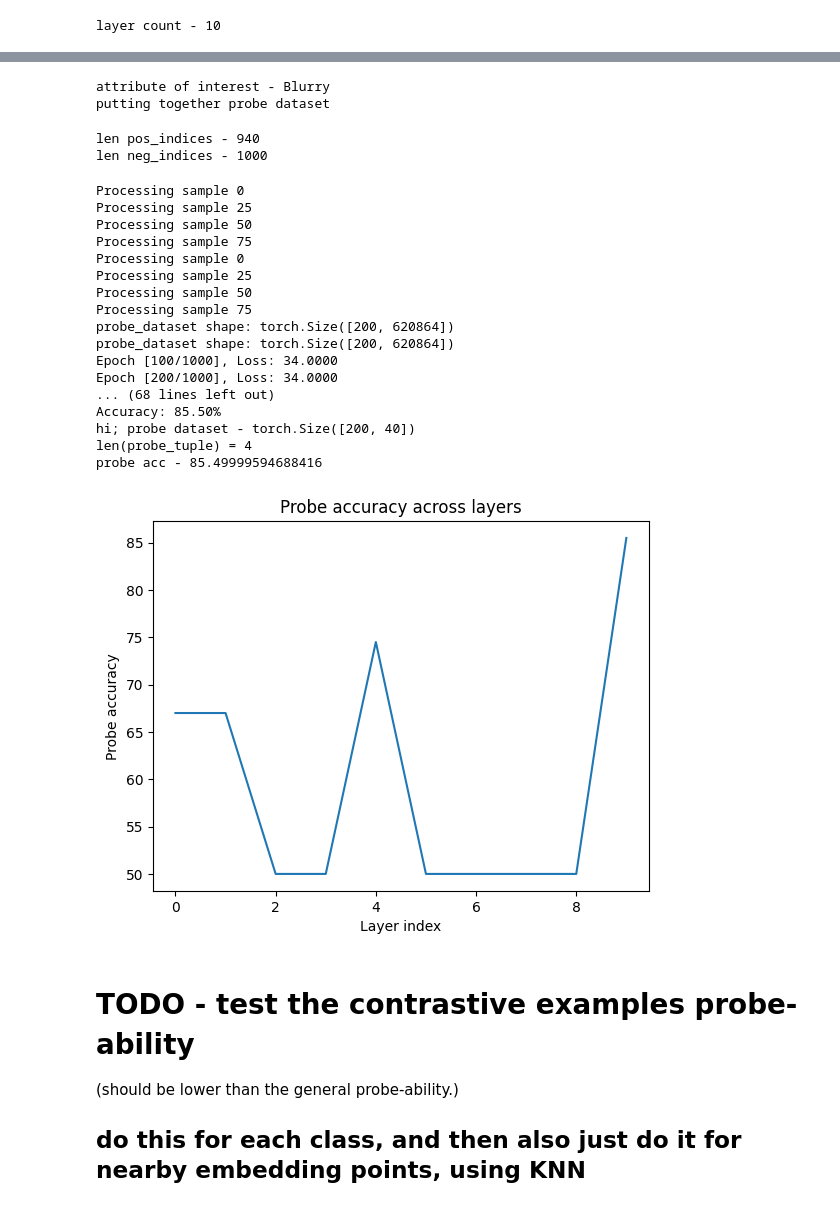
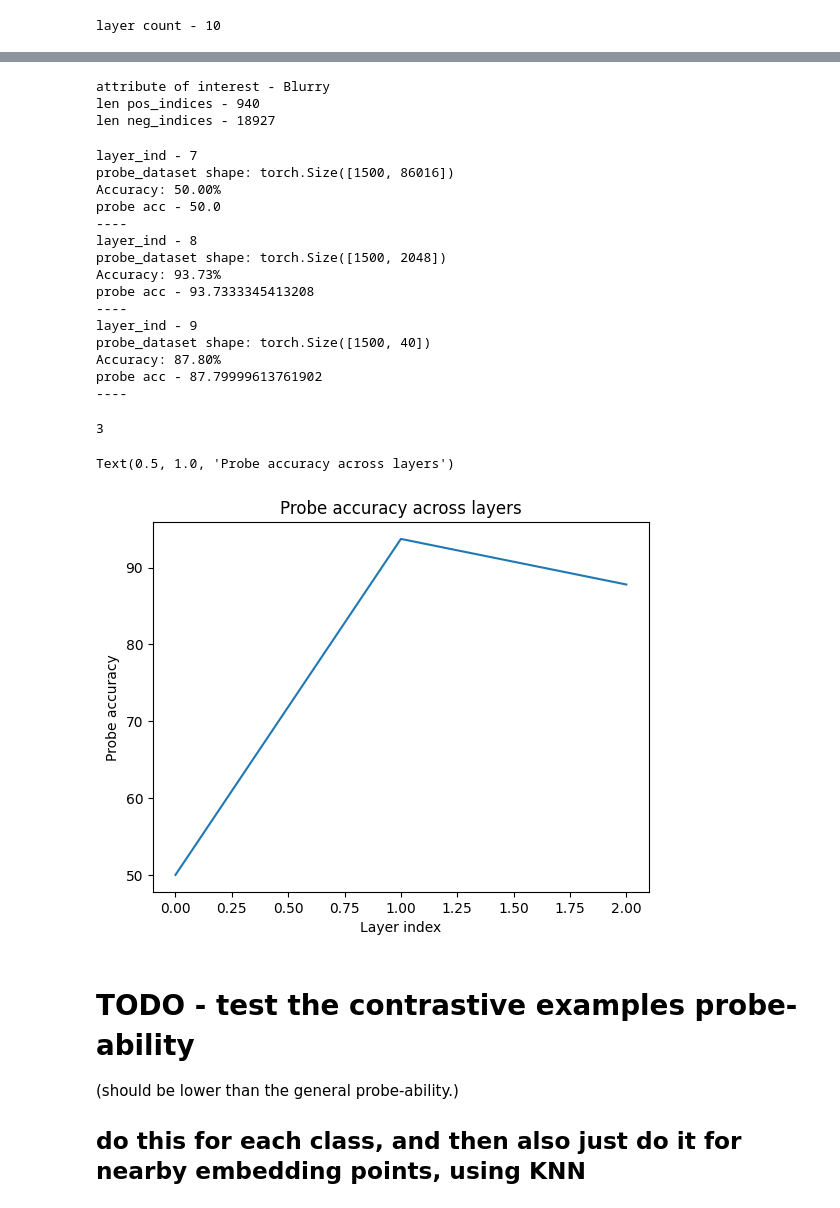
Before and after one commit to RoyRin/ripple_bench, a Jupyter notebook: notebooks/LEACE_explore.ipynb, the cells around one changed output, grey strips where cells are left out. Saved outputs shown, nothing was run; the diff lists cells and outputs as text; code cells hidden in the pictures.

```diff
--- a/notebooks/LEACE_explore.ipynb
+++ b/notebooks/LEACE_explore.ipynb
@@ -412,15 +378,9 @@ N = 1000
 pos_indices = torch.where(positive_attributes)[0]
 neg_indices = torch.where(negative_attributes)[0]
 
-pos_indices = np.array(pos_indices)[:N]
-neg_indices = np.array(neg_indices)[:N]
 # shuffle pos_indices
 np.random.shuffle(pos_indices)
 np.random.shuffle(neg_indices)
-
-print(f"putting together probe dataset")
-pos_points = [val_dataset[i][0] for i in pos_indices]
-neg_points = [val_dataset[i][0] for i in neg_indices]
 
 
 # set up a probe dataset
@@ -429,59 +389,62 @@ print(f"len neg_indices - {len(neg_indices)}")
 # shuffle neg_indices
 # %% [output]
 attribute of interest - Blurry
-putting together probe dataset
+len pos_indices - 940
+len neg_indices - 18927
-len pos_indices - 940
-len neg_indices - 1000
 # %%
 
 reload(probes)
 
 
-pt_count = 1000
-pt_count = 100
+pt_count = 750
+pos_n  = len(pos_indices)
+neg_n  = len(neg_indices)
+pt_count = min(pos_n, neg_n, pt_count)
+
+#pt_count = 100
 
 #probe_dataset, labels_ = probes.set_up_probe_dataset(model=model, layer_ind = model_layer_count - 2, pos_points=pos_points[:pt_count], neg_points=neg_points[:pt_count], device=DEVICE)
 
-layer_ind = model_layer_count - 3
-layer_ind = 0
+model_layers = list(range(4, model_layer_count))
+probe_accs = []
+for layer_ind in model_layers:
+    print(f"layer_ind - {layer_ind}")
 
-probe_tup = probes.linear_probe(model=model, layer_ind = layer_ind, pos_points=pos_points[:pt_count], neg_points=neg_points[:pt_count], device=DEVICE)
-
-probe_acc= probe_tup[0]
-print(f"probe acc - {probe_acc}")
-probe_accs = []
-for layer_ind in range(model_layer_count):
-    print(f"layer_ind - {layer_ind}")
-    probe_acc = probes.linear_probe(model=model, layer_ind = layer_ind, pos_points=pos_points[:pt_count], neg_points=neg_points[:pt_count], device=DEVICE, verbose = False)[0]
+    probe_acc = probes.linear_probe(model=model, layer_ind = layer_ind, pos_indices=pos_indices[:pt_count], neg_indices=neg_indices[:pt_count], dataset= val_dataset,device=DEVICE, verbose = False)[0]
     probe_accs.append(probe_acc)
     print(f"probe acc - {probe_acc}")
+    print("----")
 # %% [output]
-Processing sample 0
-Processing sample 25
-Processing sample 50
-Processing sample 75
-Processing sample 0
-Processing sample 25
-Processing sample 50
-Processing sample 75
-probe_dataset shape: torch.Size([200, 620864])
-probe_dataset shape: torch.Size([200, 620864])
-Epoch [100/1000], Loss: 34.0000
-Epoch [200/1000], Loss: 34.0000
-... (68 lines left out)
-Accuracy: 85.50%
-hi; probe dataset - torch.Size([200, 40])
-len(probe_tuple) = 4
-probe acc - 85.49999594688416
+layer_ind - 7
+probe_dataset shape: torch.Size([1500, 86016])
+Accuracy: 50.00%
+probe acc - 50.0
+----
+layer_ind - 8
+probe_dataset shape: torch.Size([1500, 2048])
+Accuracy: 93.73%
+probe acc - 93.7333345413208
+----
+layer_ind - 9
+probe_dataset shape: torch.Size([1500, 40])
+Accuracy: 87.80%
+probe acc - 87.79999613761902
+----
+# %%
+len(probe_accs)
+# %% [output]
+3
 # %%
 #print probe layer accs
+probe_accs = np.array(probe_accs)
 plt.plot(probe_accs)
 plt.xlabel("Layer index")
 plt.ylabel("Probe accuracy")
 plt.title("Probe accuracy across layers")
 #plt.show()
 # %% [output]
+Text(0.5, 1.0, 'Probe accuracy across layers')
-[figure, old version]
+[figure, new version]
 # %% [markdown]
 # TODO - test the contrastive examples probe-ability
 (should be lower than the general probe-ability.)
```
Also changed, not shown: parts of 28 cells of this notebook, 4 other files.
